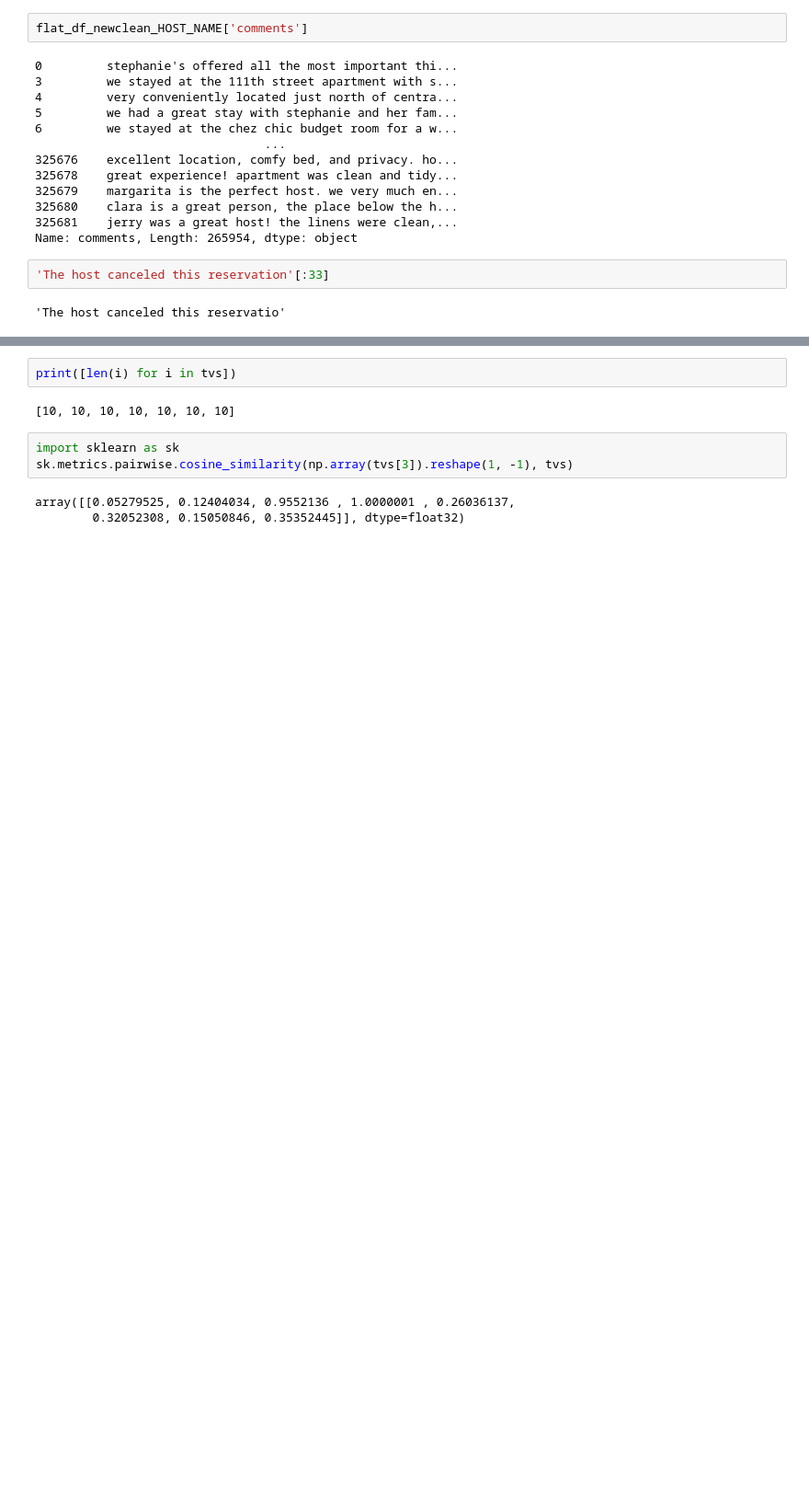
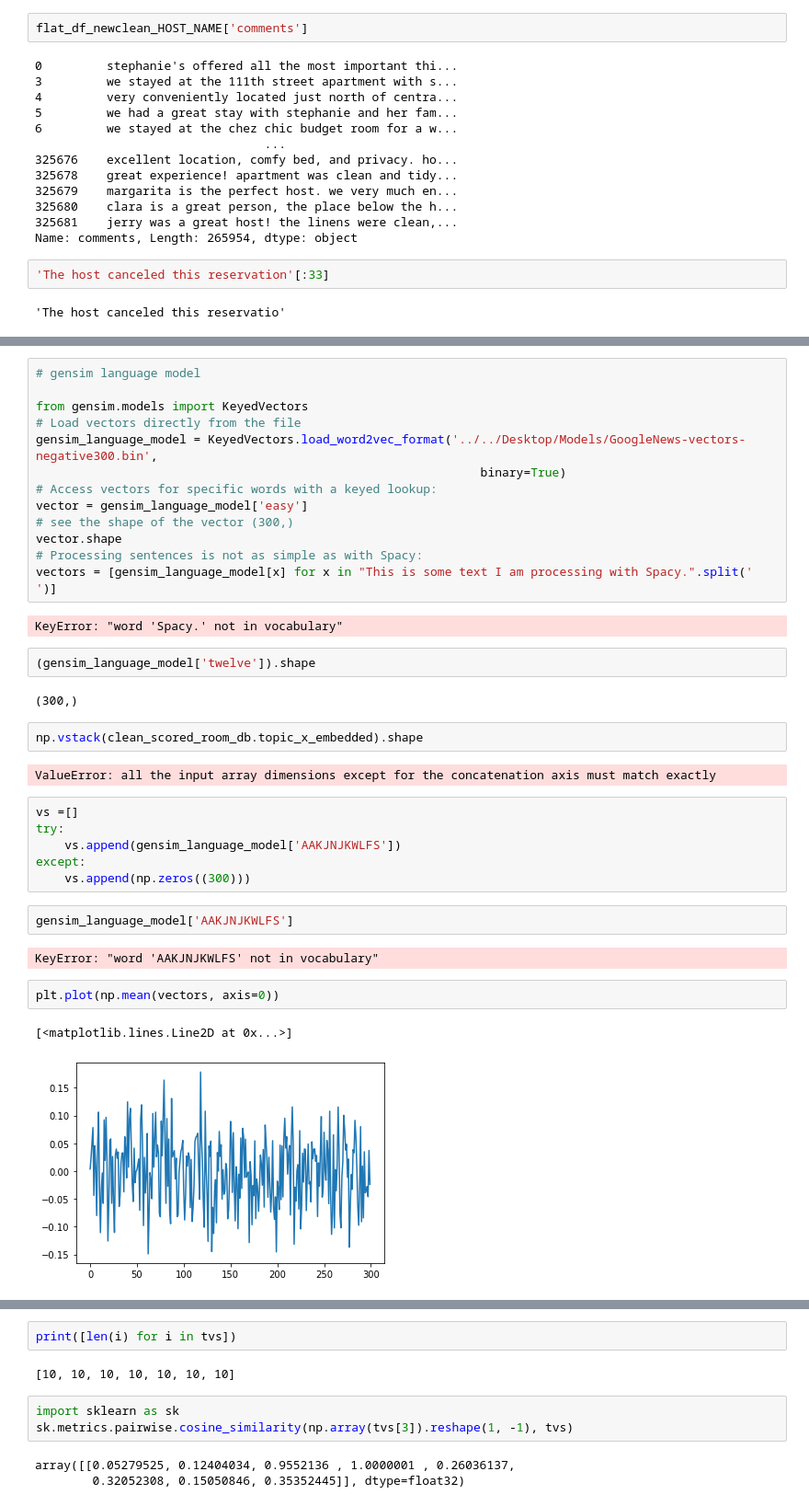
Before and after one commit to bdferris642/airbnb_insight, a Jupyter notebook: Topic Analysis.ipynb, the cells around one changed output, grey strips where cells are left out. Shown at 92% size. Saved outputs shown, nothing was run; the diff lists cells and outputs as text; blank space fills up the shorter version.

Commit message:
Initial forays with embedding
gensim KeyedVectors GoogleNews-vectors-negative300.bin and spaCy en_vectors_web_lg

still working with opendatasoft data

```diff
--- a/Topic Analysis.ipynb
+++ b/Topic Analysis.ipynb
@@ -1913,0 +2304,38 @@ TypeError: 'function' object is not iterable
+# %%
+# gensim language model
+
+from gensim.models import KeyedVectors
+# Load vectors directly from the file
+gensim_language_model = KeyedVectors.load_word2vec_format('../../Desktop/Models/GoogleNews-vectors-negative300.bin',
+                                                              binary=True)
+# Access vectors for specific words with a keyed lookup:
+vector = gensim_language_model['easy']
+# see the shape of the vector (300,)
+vector.shape
+# Processing sentences is not as simple as with Spacy:
+vectors = [gensim_language_model[x] for x in "This is some text I am processing with Spacy.".split(' ')]
+# %% [output]
+KeyError: "word 'Spacy.' not in vocabulary"
+# %%
+(gensim_language_model['twelve']).shape
+# %% [output]
+(300,)
+# %%
+np.vstack(clean_scored_room_db.topic_x_embedded).shape
+# %% [output]
+ValueError: all the input array dimensions except for the concatenation axis must match exactly
+# %%
+vs =[]
+try:
+    vs.append(gensim_language_model['AAKJNJKWLFS'])
+except:
+    vs.append(np.zeros((300)))
+# %%
+gensim_language_model['AAKJNJKWLFS']
+# %% [output]
+KeyError: "word 'AAKJNJKWLFS' not in vocabulary"
+# %%
+plt.plot(np.mean(vectors, axis=0))
+# %% [output]
+[<matplotlib.lines.Line2D at 0x...>]
+[figure, added]
```
Also changed, not shown: parts of 72 cells of this notebook, 4 other files.
